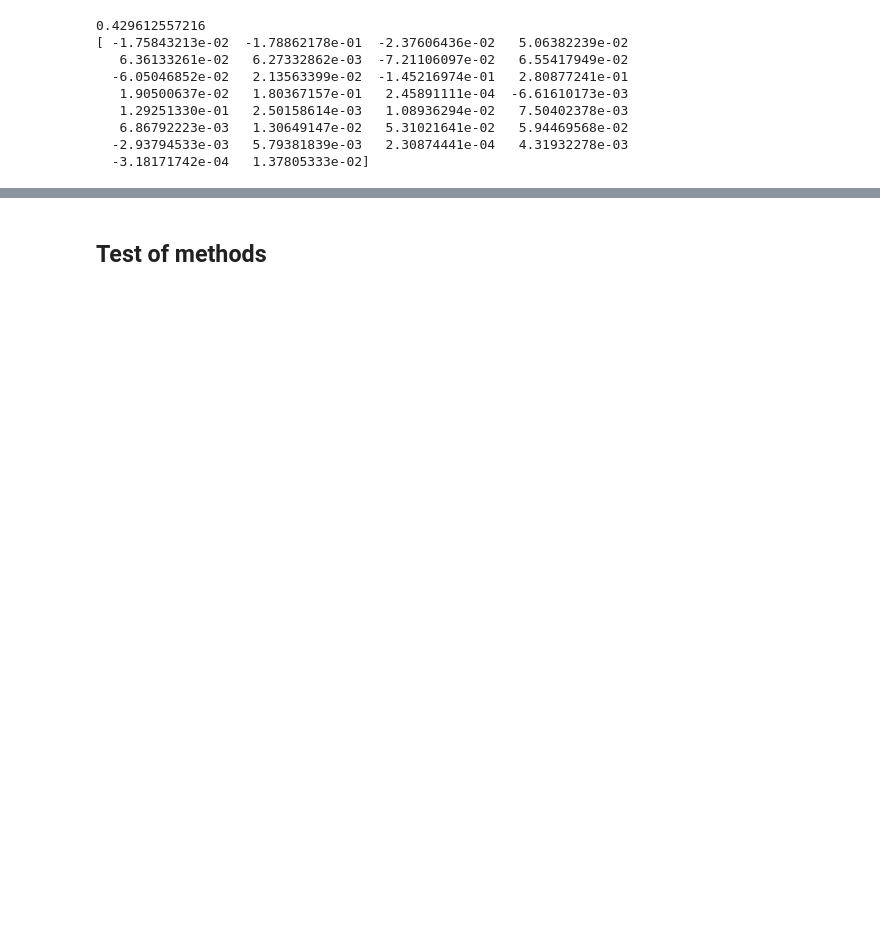
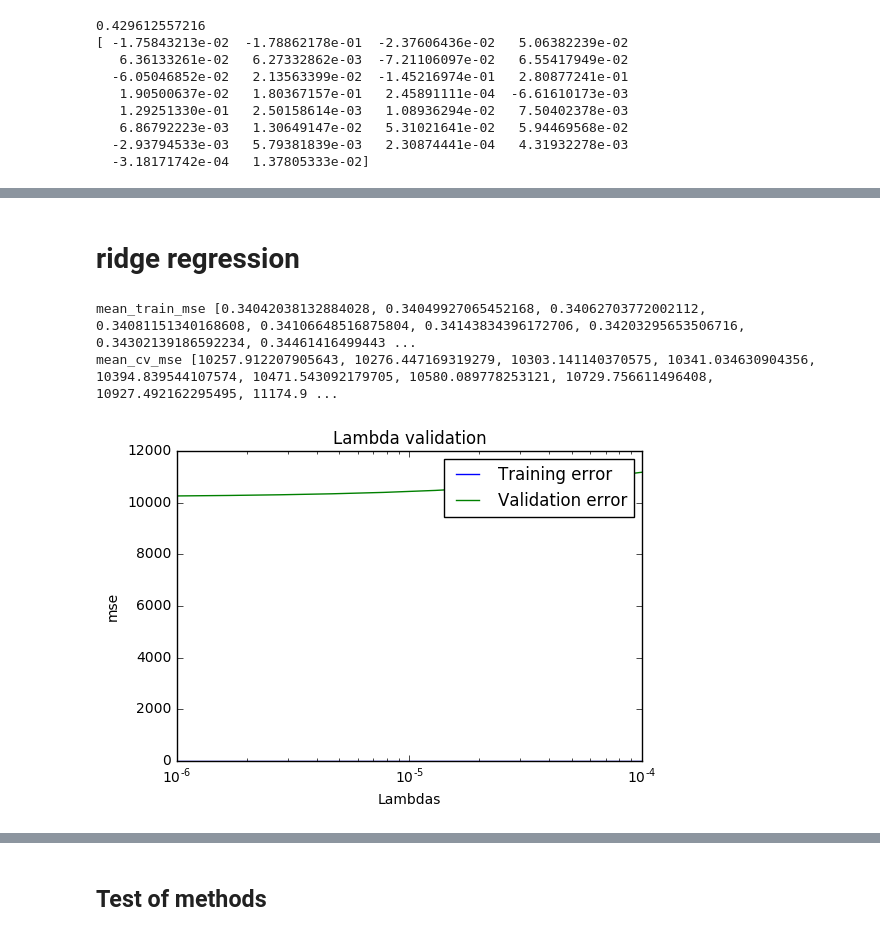
Before and after one commit to RA-Danny/PCML_Project1, a Jupyter notebook: scripts/project1.ipynb, the cells around one changed output, grey strips where cells are left out. Saved outputs shown, nothing was run; the diff lists cells and outputs as text; code cells hidden in the pictures; blank space fills up the shorter version.

```diff
--- a/scripts/project1.ipynb
+++ b/scripts/project1.ipynb
@@ -109 +109,65 @@ print(a_poly)
+# %% [markdown]
+# ridge regression
+# %%
+#lambda validation
+
+lambdas = np.logspace(-6, -4, 10)
+k_fold = 5
+mean_train_mse = []
+mean_cv_mse = []
+
+k_indices = build_k_indices(y_train, k_fold,seed = 1)
+for lamb in lambdas:
+
+    train_mse = []
+    cv_mse = []
+    #k fold
+    for k in range(k_fold):
+        x_cv = x_train[k_indices[k]]
+        y_cv = y_train[k_indices[k]]
+        #remove
+        rem_indice = k_indices[~(np.arange(k_indices.shape[0])==k)]
+        #set them in a vector
+        rem_indice = rem_indice.reshape(-1)
+        x_train_fold = x_train[rem_indice]
+        y_train_fold = y_train[rem_indice]
+
+        #get the ones in the matrix
+        x_train_poly = build_poly(x_train_fold,1)
+        x_cv_poly = build_poly(x_cv,1)
+
+        mse_train,w = ridge_regression(y_train_fold, x_train_poly, lamb)
+        mse_cv = calculate_loss(y_cv,x_cv_poly,w)
+        train_mse.append(mse_train)
+        cv_mse.append(mse_cv)
+
+    mean_train_mse.append(np.mean(train_mse))
+    mean_cv_mse.append(np.mean(cv_mse))
+
+print("mean_train_mse",mean_train_mse)
+print("mean_cv_mse",mean_cv_mse)
+    #mse_val = compute_loss(y_cv,x_cv_poly, w)
+
+    #mse_train.append(mse)
+    #mse_cv.append(mse_val)
+
+    #print("lambda={l:.5f}, Validation MSE={tr:.4f}".format(
+        #l=lamb, tr=mse_val))
+
+p=plt.semilogx(lambdas,mean_train_mse,lambdas,mean_cv_mse)
+plt.title("Lambda validation")
+plt.legend(p, ["Training error","Validation error"])
+plt.xlabel('Lambdas')
+plt.ylabel('mse')
+plt.show()
+
+#best_lambda = 0.0139
+#mse_train,weight = ridge_regression(y_train,x_train, best_lambda)
+#mse_test = compute_loss(y_test,x_test,weight)
+#print("mse train",mse_train)
+#print("mse test",mse_test)
+# %% [output]
+mean_train_mse [0.34042038132884028, 0.34049927065452168, 0.34062703772002112, 0.34081151340168608, 0.34106648516875804, 0.34143834396172706, 0.34203295653506716, 0.34302139186592234, 0.34461416499443 ...
+mean_cv_mse [10257.912207905643, 10276.447169319279, 10303.141140370575, 10341.034630904356, 10394.839544107574, 10471.543092179705, 10580.089778253121, 10729.756611496408, 10927.492162295495, 11174.9 ...
+[figure, added]
 # %%
```
Also changed, not shown: parts of 10 cells of this notebook, 2 other files.
